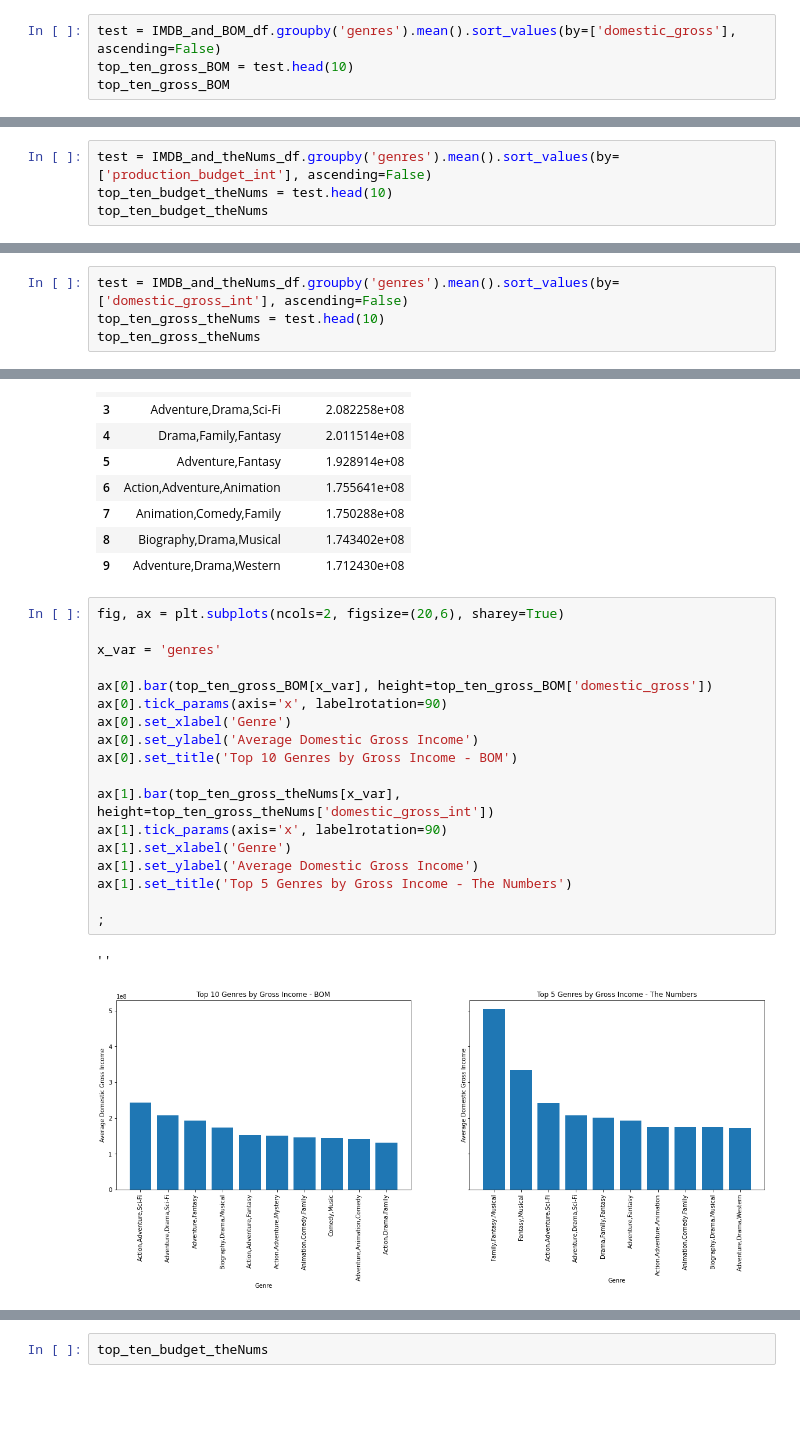
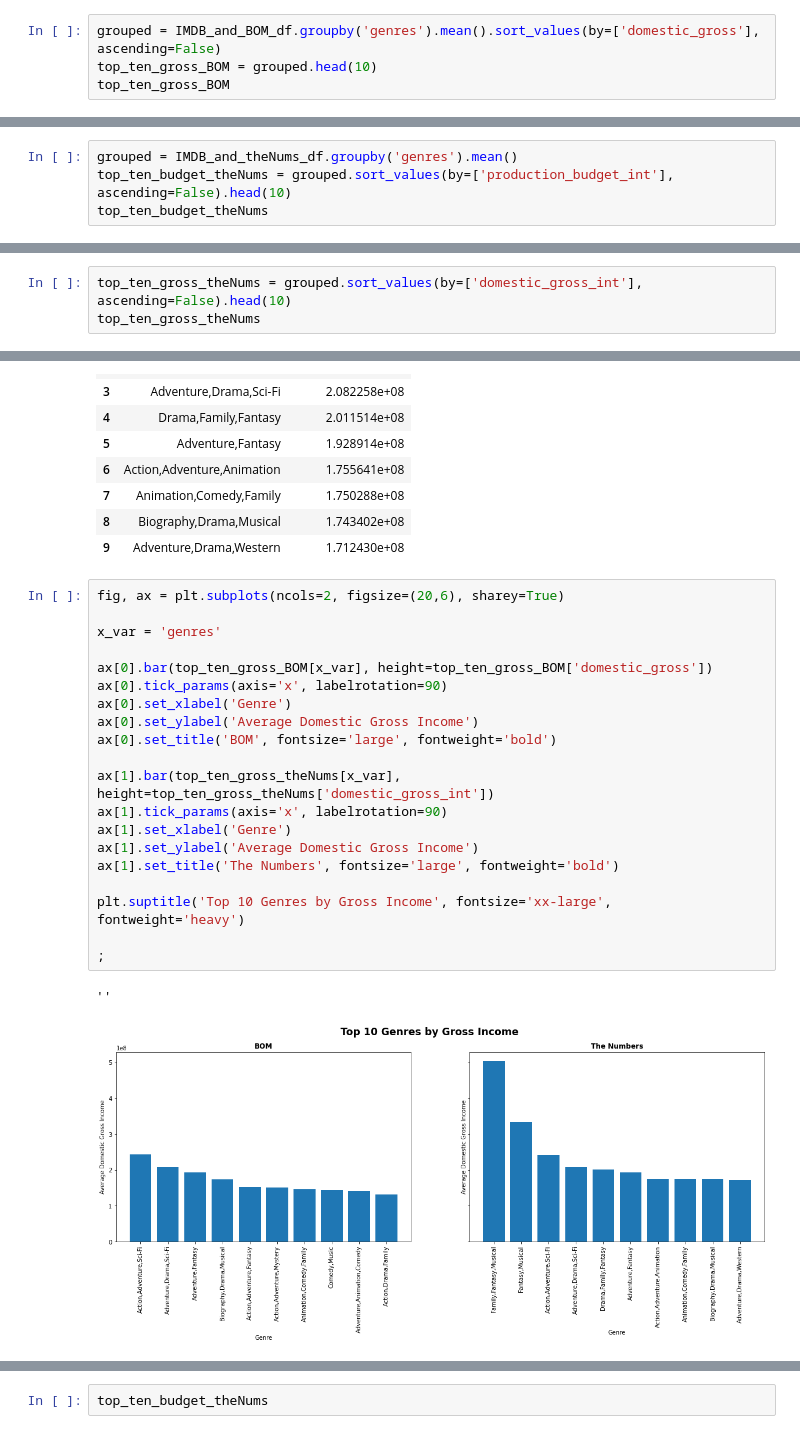
Before and after one commit to Bella3s/movie-analysis-project, a Jupyter notebook: movie_performance_analysis.ipynb, the cells around one changed output, grey strips where cells are left out. Cells and saved outputs as stored; diff of their text form; blank space fills up the shorter version.

```diff
--- a/movie_performance_analysis.ipynb
+++ b/movie_performance_analysis.ipynb
@@ -533,8 +543,8 @@ IMDB_and_BOM_df.drop(IMDB_and_BOM_df.loc[:,('studio','foreign_gross', 'year')],
 # %%
 IMDB_and_BOM_df.dropna(inplace=True)
 # %%
-test = IMDB_and_BOM_df.groupby('genres').mean().sort_values(by=['domestic_gross'], ascending=False)
-top_ten_gross_BOM = test.head(10)
+grouped = IMDB_and_BOM_df.groupby('genres').mean().sort_values(by=['domestic_gross'], ascending=False)
+top_ten_gross_BOM = grouped.head(10)
 top_ten_gross_BOM
 # %% [output]
 |  | domestic_gross |
@@ -693,8 +702,8 @@ Data columns (total 13 columns):
 dtypes: int64(4), object(9)
 memory usage: 169.2+ KB
 # %%
-test = IMDB_and_theNums_df.groupby('genres').mean().sort_values(by=['production_budget_int'], ascending=False)
-top_ten_budget_theNums = test.head(10)
+grouped = IMDB_and_theNums_df.groupby('genres').mean()
+top_ten_budget_theNums = grouped.sort_values(by=['production_budget_int'], ascending=False).head(10)
 top_ten_budget_theNums
 # %% [output]
 |  | id | production_budget_int | domestic_gross_int | year |
@@ -740,6 +744,5 @@ Luckily most of the work in cleaning data from both IMDB and The Numbers has alr
 # %%
-test = IMDB_and_theNums_df.groupby('genres').mean().sort_values(by=['domestic_gross_int'], ascending=False)
-top_ten_gross_theNums = test.head(10)
+top_ten_gross_theNums = grouped.sort_values(by=['domestic_gross_int'], ascending=False).head(10)
 top_ten_gross_theNums
 # %% [output]
 |  | id | production_budget_int | domestic_gross_int | year |
@@ -1039,21 +1000,23 @@ top_ten_gross_theNums
 # %%
 fig, ax = plt.subplots(ncols=2, figsize=(20,6), sharey=True)
 
 x_var = 'genres'
 
 ax[0].bar(top_ten_gross_BOM[x_var], height=top_ten_gross_BOM['domestic_gross'])
 ax[0].tick_params(axis='x', labelrotation=90)
 ax[0].set_xlabel('Genre')
 ax[0].set_ylabel('Average Domestic Gross Income')
-ax[0].set_title('Top 10 Genres by Gross Income - BOM')
+ax[0].set_title('BOM', fontsize='large', fontweight='bold')
 
 ax[1].bar(top_ten_gross_theNums[x_var], height=top_ten_gross_theNums['domestic_gross_int'])
 ax[1].tick_params(axis='x', labelrotation=90)
 ax[1].set_xlabel('Genre')
 ax[1].set_ylabel('Average Domestic Gross Income')
-ax[1].set_title('Top 5 Genres by Gross Income - The Numbers')
+ax[1].set_title('The Numbers', fontsize='large', fontweight='bold')
+
+plt.suptitle('Top 10 Genres by Gross Income', fontsize='xx-large', fontweight='heavy')
 
 ;
 # %% [output]
 ''
-[figure, old version]
+[figure, new version]
```
Also changed, not shown: parts of 66 cells of this notebook, 1 other file.
